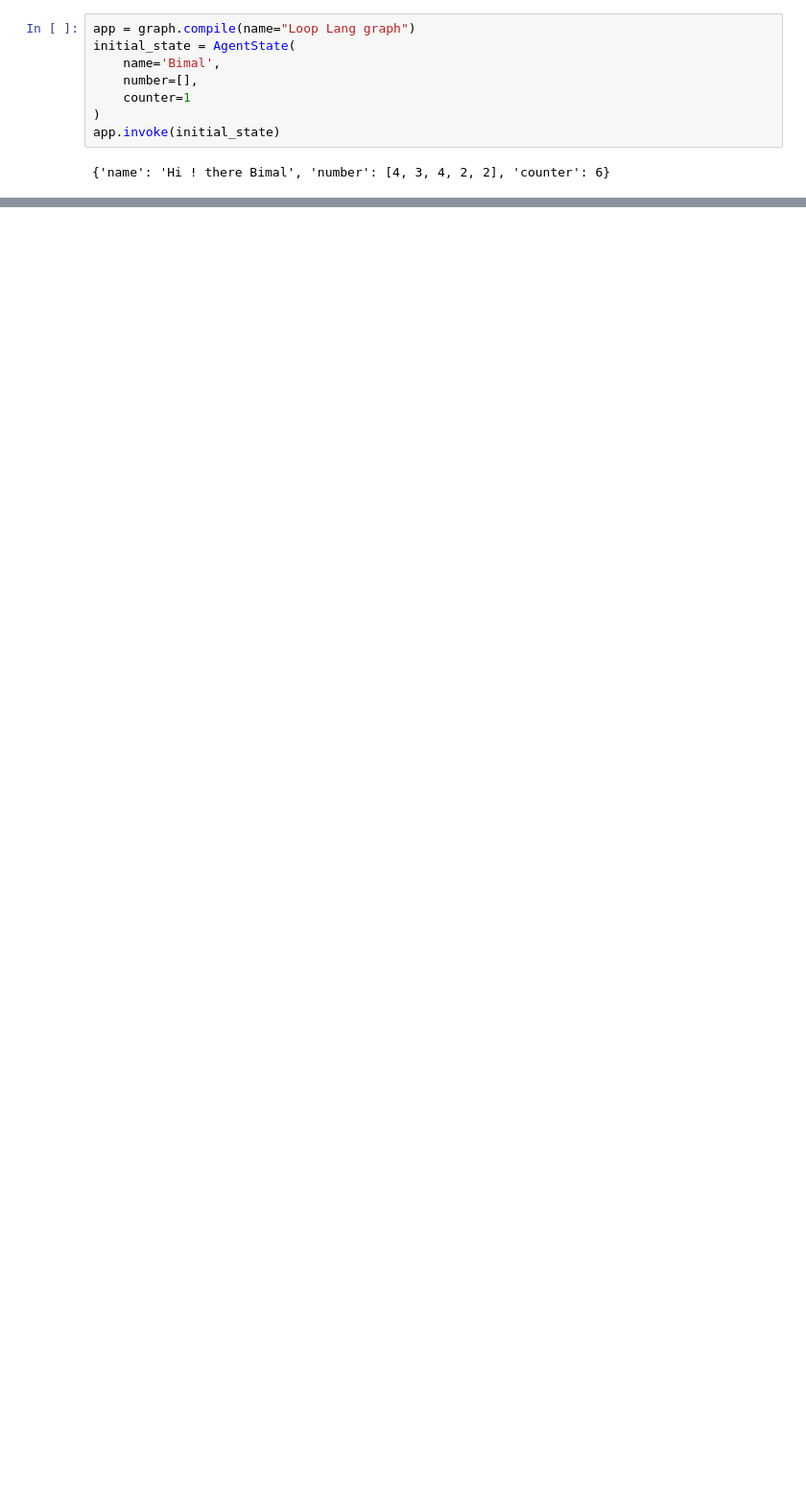
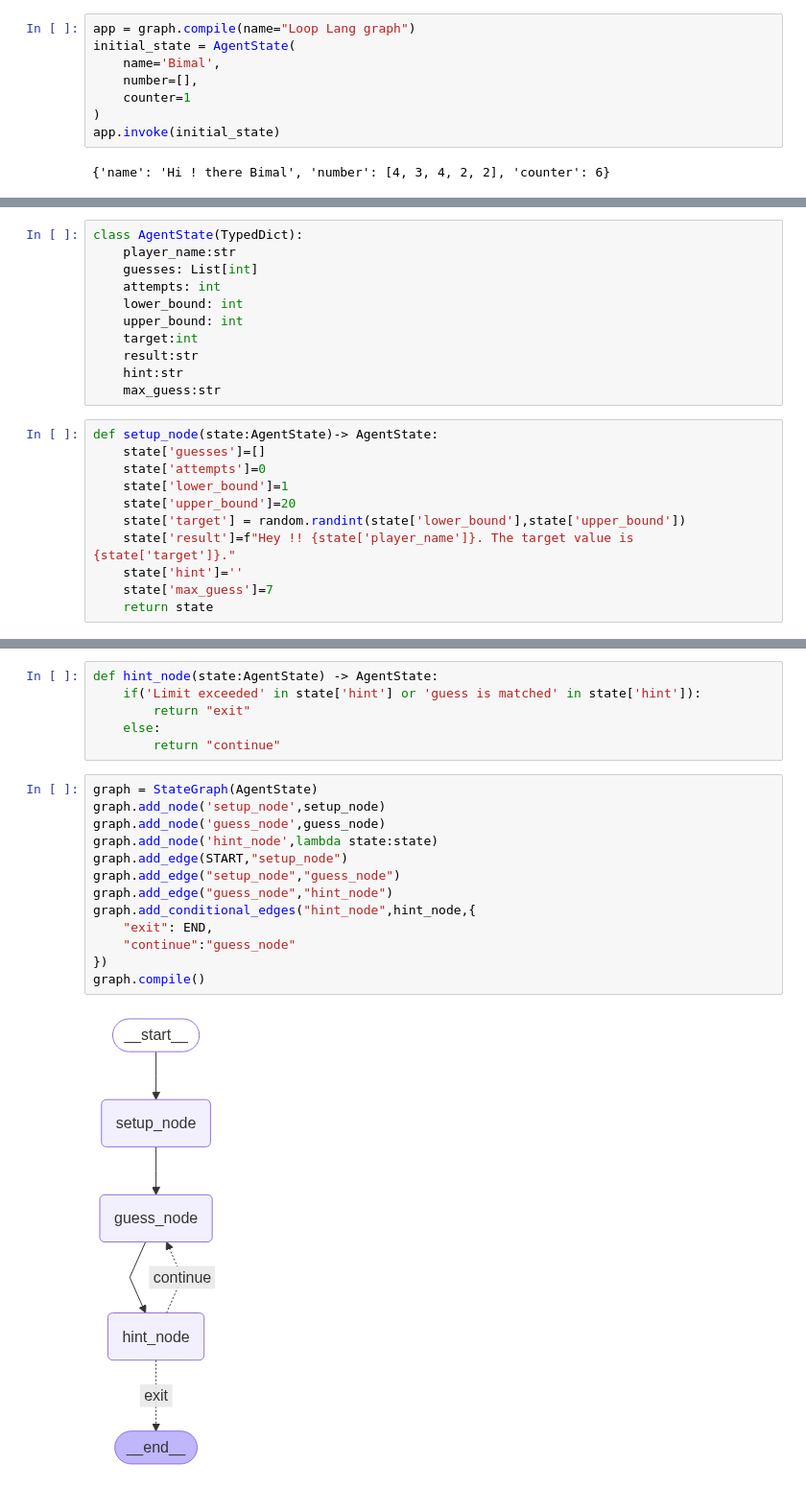
Before and after one commit to LamaBimal/python_langgraph, a Jupyter notebook: src/random_node_loop.ipynb, the cells around one changed output, grey strips where cells are left out. Shown at 96% size. Saved outputs shown, nothing was run; the diff lists cells and outputs as text; blank space fills up the shorter version.

Commit message:
loop with random number generation

```diff
--- a/src/random_node_loop.ipynb
+++ b/src/random_node_loop.ipynb
@@ -50,0 +66,22 @@ app.invoke(initial_state)
+# %%
+class AgentState(TypedDict):
+    player_name:str
+    guesses: List[int]
+    attempts: int
+    lower_bound: int
+    upper_bound: int
+    target:int
+    result:str
+    hint:str
+    max_guess:str
+# %%
+def setup_node(state:AgentState)-> AgentState:
+    state['guesses']=[]
+    state['attempts']=0
+    state['lower_bound']=1
+    state['upper_bound']=20
+    state['target'] = random.randint(state['lower_bound'],state['upper_bound'])
+    state['result']=f"Hey !! {state['player_name']}. The target value is {state['target']}."
+    state['hint']=''
+    state['max_guess']=7
+    return state
@@ -50,0 +119,21 @@ app.invoke(initial_state)
+# %%
+def hint_node(state:AgentState) -> AgentState:
+    if('Limit exceeded' in state['hint'] or 'guess is matched' in state['hint']):
+        return "exit"
+    else:
+        return "continue"
+# %%
+graph = StateGraph(AgentState)
+graph.add_node('setup_node',setup_node)
+graph.add_node('guess_node',guess_node)
+graph.add_node('hint_node',lambda state:state)
+graph.add_edge(START,"setup_node")
+graph.add_edge("setup_node","guess_node")
+graph.add_edge("guess_node","hint_node")
+graph.add_conditional_edges("hint_node",hint_node,{
+    "exit": END,
+    "continue":"guess_node"
+})
+graph.compile()
+# %% [output]
+[figure, added]
```
Also changed, not shown: parts of 5 cells of this notebook.
